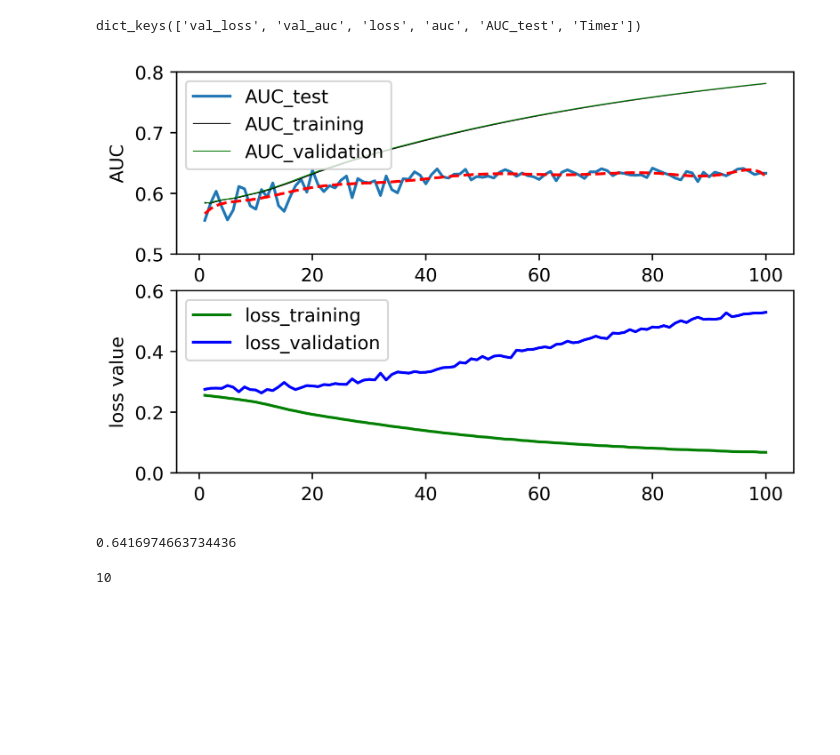
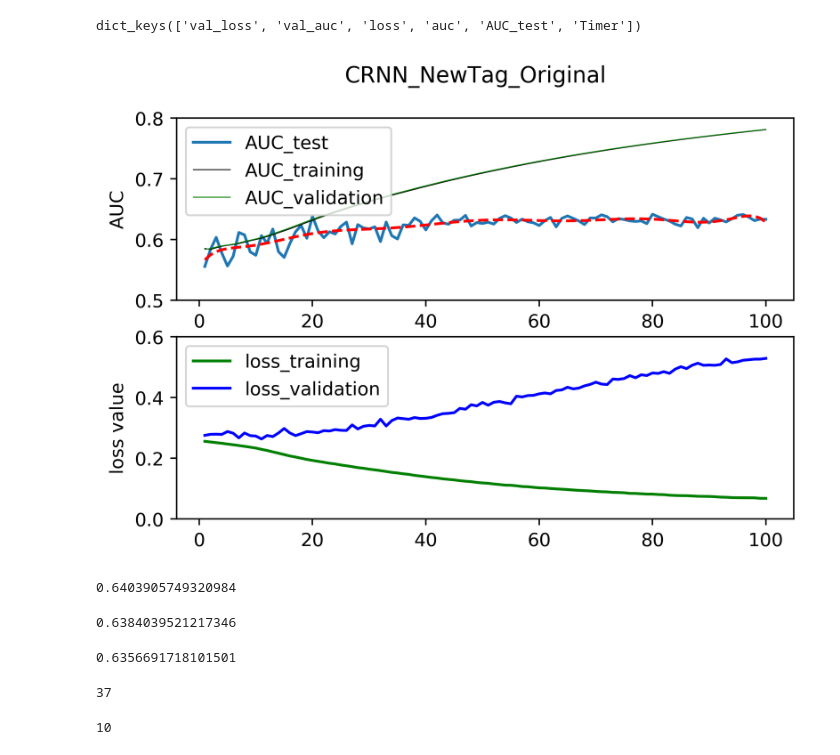
Before and after one commit to shengwei-IMMasterThesis/PaperCode_Analysis, a Jupyter notebook: Epcho/Untitled.ipynb, the cells around one changed output. Cells and saved outputs as stored; diff of their text form; code cells hidden in the pictures; blank space fills up the shorter version.

```diff
--- a/Epcho/Untitled.ipynb
+++ b/Epcho/Untitled.ipynb
@@ -32,26 +32,31 @@ coefficients = np.polyfit(epcho_num,History['AUC_test'][:cut_point],10)
 p = np.poly1d(coefficients)
 # %%
 fig = plt.figure(dpi=400)
+fig.suptitle('CRNN_NewTag_Original')
 ax1 = fig.add_subplot(211)
 ax1.set_ylabel("AUC")
 ax1.set_ylim(0.5,0.8)
 ax1.set_xlabel("epcho")
 ax1.plot(epcho_num,History['AUC_test'][:cut_point],label='AUC_test')
 ax1.plot(epcho_num,History['auc'][:cut_point],lw=0.5,color = 'black',label='AUC_training')
 ax1.plot(epcho_num,History['val_auc'][:cut_point],lw=0.5,color = 'g',label='AUC_validation')
 ax1.plot(epcho_num,p(epcho_num),"r--")
 ax1.legend( loc='best')
 #ax2 = ax1.twinx()
 ax2 = fig.add_subplot(212)
 ax2.set_ylabel("loss value")
 ax2.plot(epcho_num,History['loss'][:cut_point],'g',label = 'loss_training')
 ax2.plot(epcho_num,History['val_loss'][:cut_point],'b', label ='loss_validation')
 ax2.set_ylim(0,0.6)
 ax2.legend( loc='best')
 plt.show()
 # %% [output]
-[figure, old version]
+[figure, new version]
 # %%
-np.array(History['AUC_test']).max()
+np.array(History['AUC_test'][:50]).max()
 # %% [output]
-0.6416974663734436
+0.6403905749320984
+# %%
+History['AUC_test'][19]
+# %% [output]
+0.6384039521217346
@@ -58,3 +65,11 @@ np.array(History['AUC_test']).max()
+# %%
+sorted_auc[14]
+# %% [output]
+0.6356691718101501
+# %%
+History['AUC_test'].index(sorted_auc[14])
+# %% [output]
+37
 # %%
 History['val_loss'].index(np.array(History['val_loss']).min())
 # %% [output]
```
Also changed, not shown: parts of 7 cells of this notebook.
